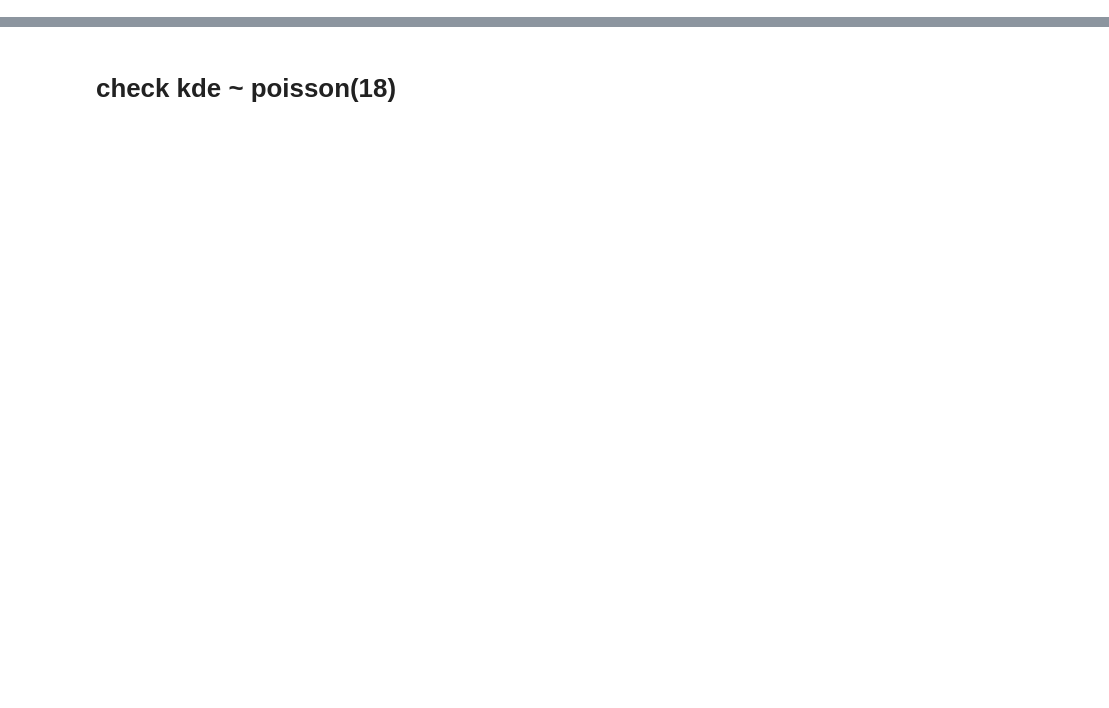
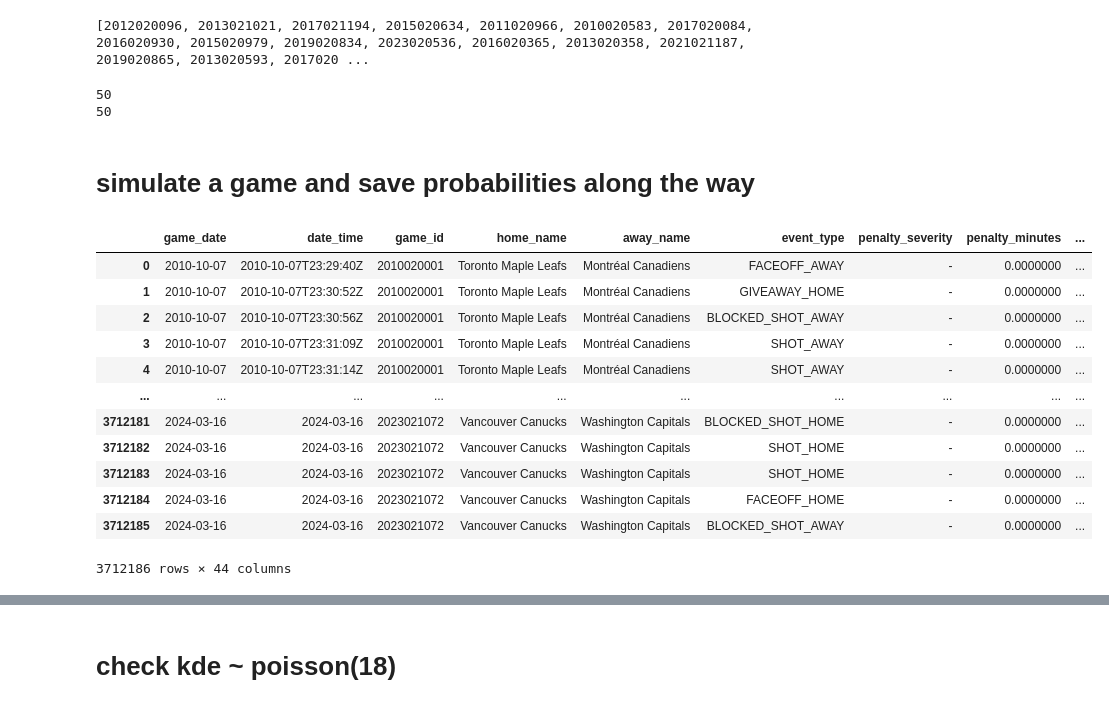
Before and after one commit to jeffxhansen/NHL_Win_Predictor, a Jupyter notebook: jeff.ipynb, the cells around one changed output, grey strips where cells are left out. Drawn from its saved outputs; the diff is of its cells as text; code cells hidden in the pictures; blank space fills up the shorter version.

```diff
--- a/jeff.ipynb
+++ b/jeff.ipynb
@@ -27,0 +32,14 @@ DATA_PATH = "data/play_by_play/"
+# %%
+random_game_ids = np.random.choice(game_ids, size=50)
+print(repr(list(random_game_ids)))
+# %% [output]
+[2012020096, 2013021021, 2017021194, 2015020634, 2011020966, 2010020583, 2017020084, 2016020930, 2015020979, 2019020834, 2023020536, 2016020365, 2013020358, 2021021187, 2019020865, 2013020593, 2017020 ...
+# %%
+lst = [2022020839, 2023020412, 2022020727, 2022030154, 2022021296, 2023020164, 2022020793, 2023020317, 2022020971, 2022030145, 2022020938, 2022021300, 2022021101, 2022020747, 2023020254, 2022020832, 2022020842, 2022021012, 2023020268, 2022020867, 2022030324, 2023020546, 2022021001, 2022021055, 2023020464, 2022021181, 2023020096, 2022020688, 2023020325, 2022021166, 2022020932, 2022020843, 2023020365, 2022030245, 2022021040, 2022021088, 2023020570, 2023020264, 2023020129, 2022020876, 2023020292, 2023020010, 2022021270, 2022021115, 2022020753, 2023020475, 2023020192, 2022020662, 2023020033, 2023020482]
+print(len(lst))
+print(len(np.unique(lst)))
+# %% [output]
+50
+50
+# %% [markdown]
+# simulate a game and save probabilities along the way
@@ -27,0 +48,17 @@ DATA_PATH = "data/play_by_play/"
+# %%
+df_full = pd.read_feather("data/play_by_play/play_by_play_full_state_space.feather")
+display(df_full)
+# %% [output]
+|  | game_date | date_time | game_id | home_name | away_name | event_type | penalty_severity | penalty_minutes | ... |
+| 0 | 2010-10-07 | 2010-10-07T23:29:40Z | 2010020001 | Toronto Maple Leafs | Montréal Canadiens | FACEOFF_AWAY | - | 0.0000000 | ... |
+| 1 | 2010-10-07 | 2010-10-07T23:30:52Z | 2010020001 | Toronto Maple Leafs | Montréal Canadiens | GIVEAWAY_HOME | - | 0.0000000 | ... |
+| 2 | 2010-10-07 | 2010-10-07T23:30:56Z | 2010020001 | Toronto Maple Leafs | Montréal Canadiens | BLOCKED_SHOT_AWAY | - | 0.0000000 | ... |
+| 3 | 2010-10-07 | 2010-10-07T23:31:09Z | 2010020001 | Toronto Maple Leafs | Montréal Canadiens | SHOT_AWAY | - | 0.0000000 | ... |
+| 4 | 2010-10-07 | 2010-10-07T23:31:14Z | 2010020001 | Toronto Maple Leafs | Montréal Canadiens | SHOT_AWAY | - | 0.0000000 | ... |
+| ... | ... | ... | ... | ... | ... | ... | ... | ... | ... |
+| 3712181 | 2024-03-16 | 2024-03-16 | 2023021072 | Vancouver Canucks | Washington Capitals | BLOCKED_SHOT_HOME | - | 0.0000000 | ... |
+| 3712182 | 2024-03-16 | 2024-03-16 | 2023021072 | Vancouver Canucks | Washington Capitals | SHOT_HOME | - | 0.0000000 | ... |
+| 3712183 | 2024-03-16 | 2024-03-16 | 2023021072 | Vancouver Canucks | Washington Capitals | SHOT_HOME | - | 0.0000000 | ... |
+| 3712184 | 2024-03-16 | 2024-03-16 | 2023021072 | Vancouver Canucks | Washington Capitals | FACEOFF_HOME | - | 0.0000000 | ... |
+| 3712185 | 2024-03-16 | 2024-03-16 | 2023021072 | Vancouver Canucks | Washington Capitals | BLOCKED_SHOT_AWAY | - | 0.0000000 | ... |
+3712186 rows × 44 columns
```
Also changed, not shown: parts of 20 cells of this notebook, 12 other files.
